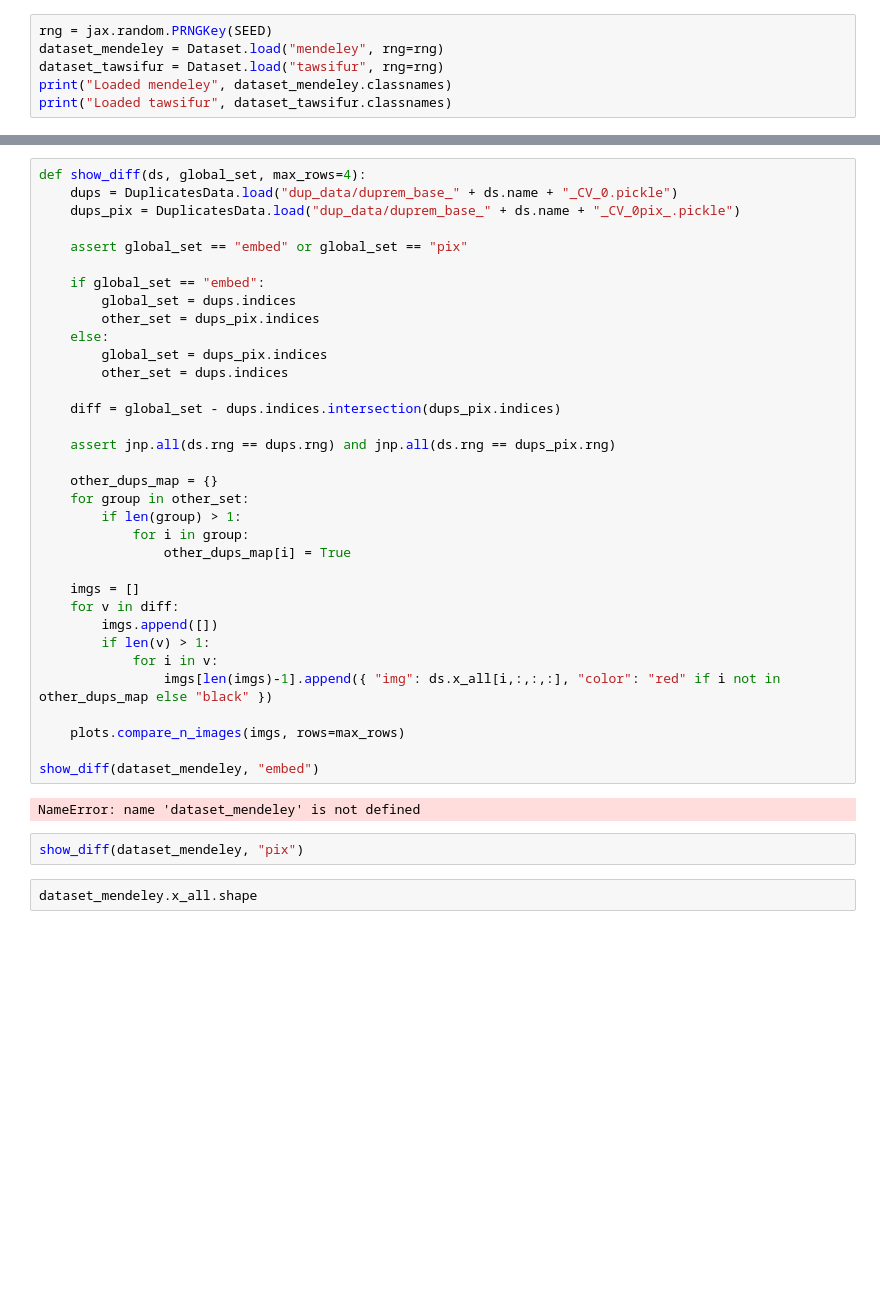
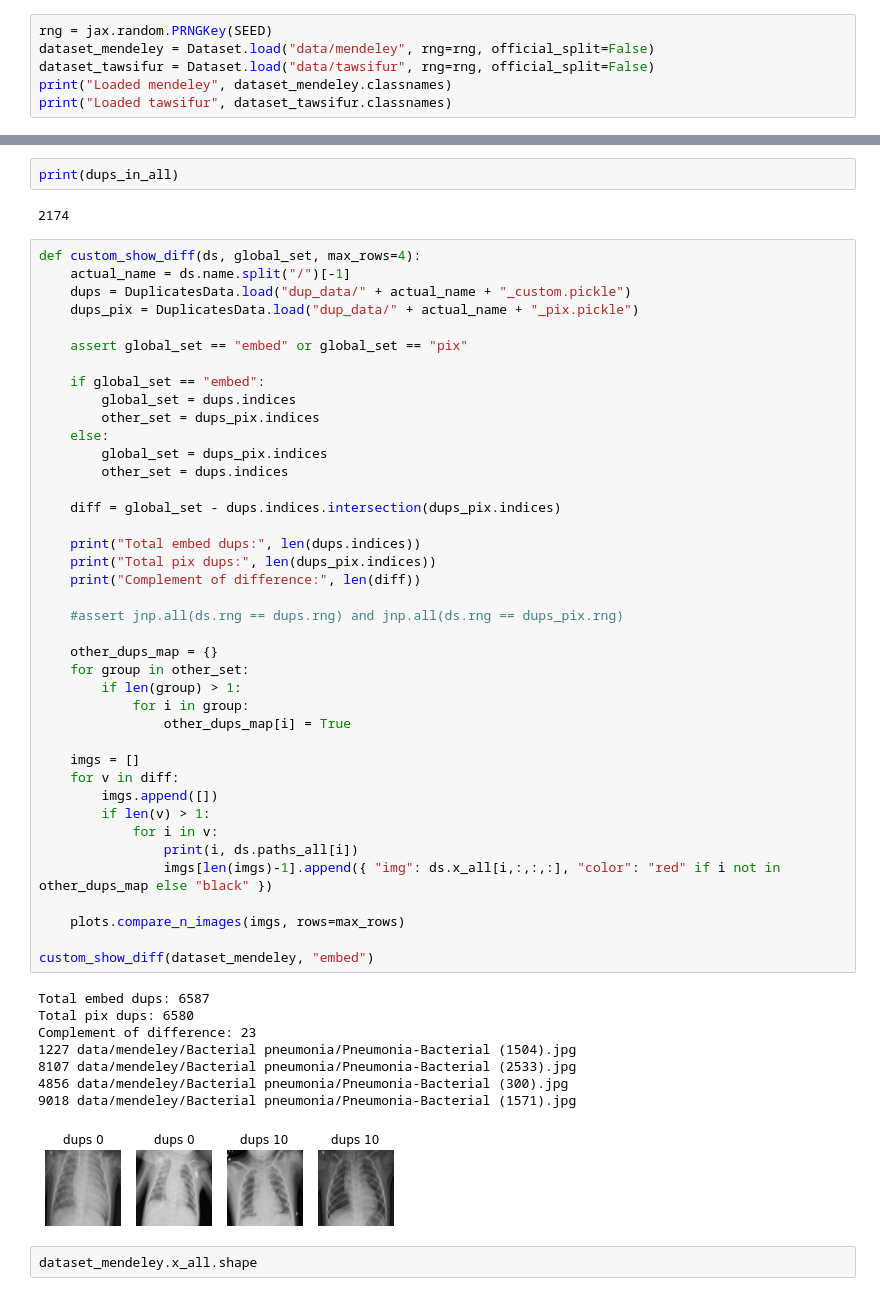
Before and after one commit to joaomarcoscsilva/issues-covid-image-diagnosis, a Jupyter notebook: IndicesIntersect.ipynb, the cells around one changed output, grey strips where cells are left out. Cells and saved outputs as stored; diff of their text form; blank space fills up the shorter version.

```diff
--- a/IndicesIntersect.ipynb
+++ b/IndicesIntersect.ipynb
@@ -24,8 +24,8 @@ BATCH_SIZE = 128
 def basemodel_process(x): return x
 # %%
 rng = jax.random.PRNGKey(SEED)
-dataset_mendeley = Dataset.load("mendeley", rng=rng)
-dataset_tawsifur = Dataset.load("tawsifur", rng=rng)
+dataset_mendeley = Dataset.load("data/mendeley", rng=rng, official_split=False)
+dataset_tawsifur = Dataset.load("data/tawsifur", rng=rng, official_split=False)
 print("Loaded mendeley", dataset_mendeley.classnames)
 print("Loaded tawsifur", dataset_tawsifur.classnames)
 # %% [output]
@@ -34,40 +130,55 @@ Loaded tawsifur ['Normal', 'Viral pneumonia', 'COVID-19', 'Lung opacity']
+# %%
+print(dups_in_all)
+# %% [output]
+2174
 # %%
-def show_diff(ds, global_set, max_rows=4):
-    dups = DuplicatesData.load("dup_data/duprem_base_" + ds.name + "_CV_0.pickle")
-    dups_pix = DuplicatesData.load("dup_data/duprem_base_" + ds.name + "_CV_0pix_.pickle")
+def custom_show_diff(ds, global_set, max_rows=4):
+    actual_name = ds.name.split("/")[-1]
+    dups = DuplicatesData.load("dup_data/" + actual_name + "_custom.pickle")
+    dups_pix = DuplicatesData.load("dup_data/" + actual_name + "_pix.pickle")
 
     assert global_set == "embed" or global_set == "pix"
 
     if global_set == "embed":
         global_set = dups.indices
         other_set = dups_pix.indices
     else:
         global_set = dups_pix.indices
         other_set = dups.indices
 
     diff = global_set - dups.indices.intersection(dups_pix.indices)
 
-    assert jnp.all(ds.rng == dups.rng) and jnp.all(ds.rng == dups_pix.rng)
+    print("Total embed dups:", len(dups.indices))
+    print("Total pix dups:", len(dups_pix.indices))
+    print("Complement of difference:", len(diff))
+
+    #assert jnp.all(ds.rng == dups.rng) and jnp.all(ds.rng == dups_pix.rng)
 
     other_dups_map = {}
     for group in other_set:
         if len(group) > 1:
             for i in group:
                 other_dups_map[i] = True
 
     imgs = []
     for v in diff:
         imgs.append([])
         if len(v) > 1:
             for i in v:
+                print(i, ds.paths_all[i])
                 imgs[len(imgs)-1].append({ "img": ds.x_all[i,:,:,:], "color": "red" if i not in other_dups_map else "black" })
 
     plots.compare_n_images(imgs, rows=max_rows)
 
-show_diff(dataset_mendeley, "embed")
+custom_show_diff(dataset_mendeley, "embed")
 # %% [output]
-NameError: name 'dataset_mendeley' is not defined
+Total embed dups: 6587
+Total pix dups: 6580
+Complement of difference: 23
+1227 data/mendeley/Bacterial pneumonia/Pneumonia-Bacterial (1504).jpg
+8107 data/mendeley/Bacterial pneumonia/Pneumonia-Bacterial (2533).jpg
+4856 data/mendeley/Bacterial pneumonia/Pneumonia-Bacterial (300).jpg
+9018 data/mendeley/Bacterial pneumonia/Pneumonia-Bacterial (1571).jpg
+[figure, added]
-# %%
-show_diff(dataset_mendeley, "pix")
 # %%
 dataset_mendeley.x_all.shape
```
Also changed, not shown: parts of 3 cells of this notebook, 17 other files.
